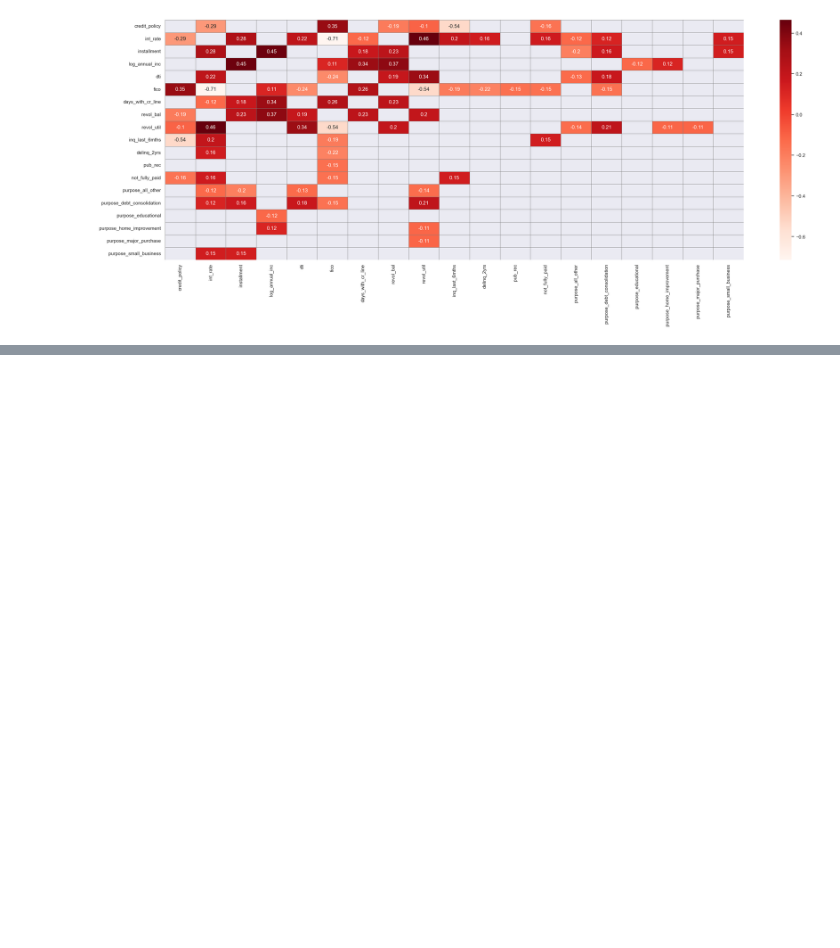
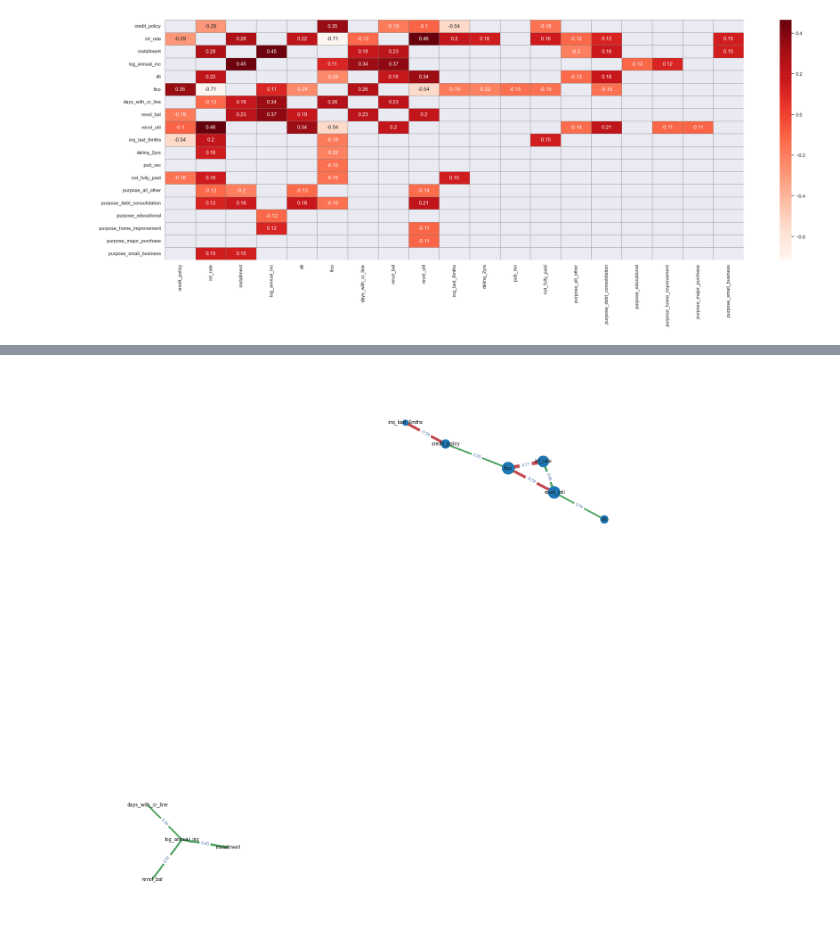
Before and after one commit to EzraTam/exploratory-analysis, a Jupyter notebook: notebooks/loan_analysis.ipynb, the cells around one changed output, grey strips where cells are left out. Drawn from its saved outputs; the diff is of its cells as text; code cells hidden in the pictures; blank space fills up the shorter version.

```diff
--- a/notebooks/loan_analysis.ipynb
+++ b/notebooks/loan_analysis.ipynb
@@ -135,0 +156,4 @@ CorrelationFeatures.show_correlation_graph()
+# %%
+CorrelationFeatures.show_correlation_graph()
+# %% [output]
+[figure, added]
```
Also changed, not shown: parts of 8 cells of this notebook.
